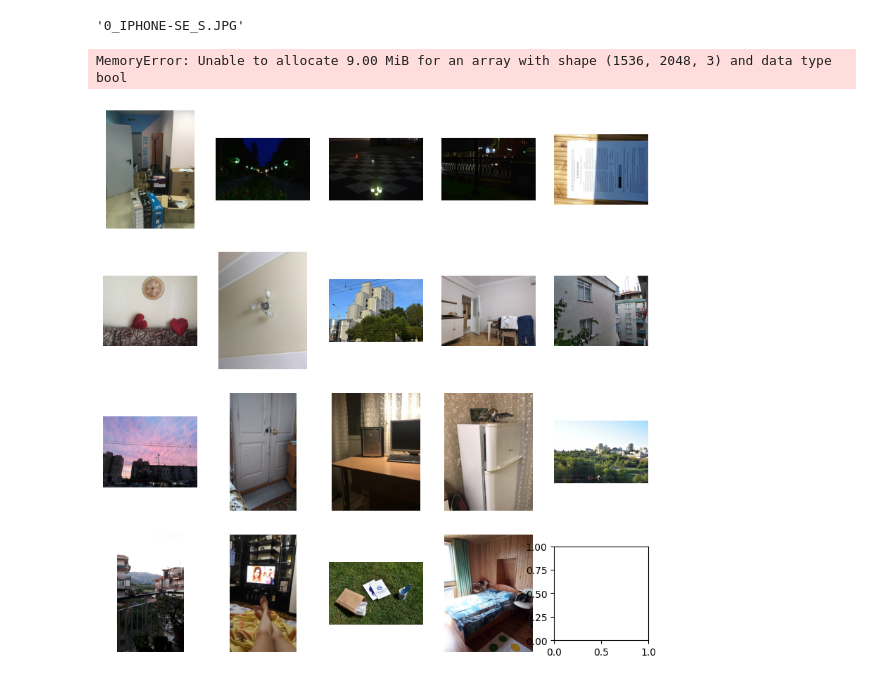
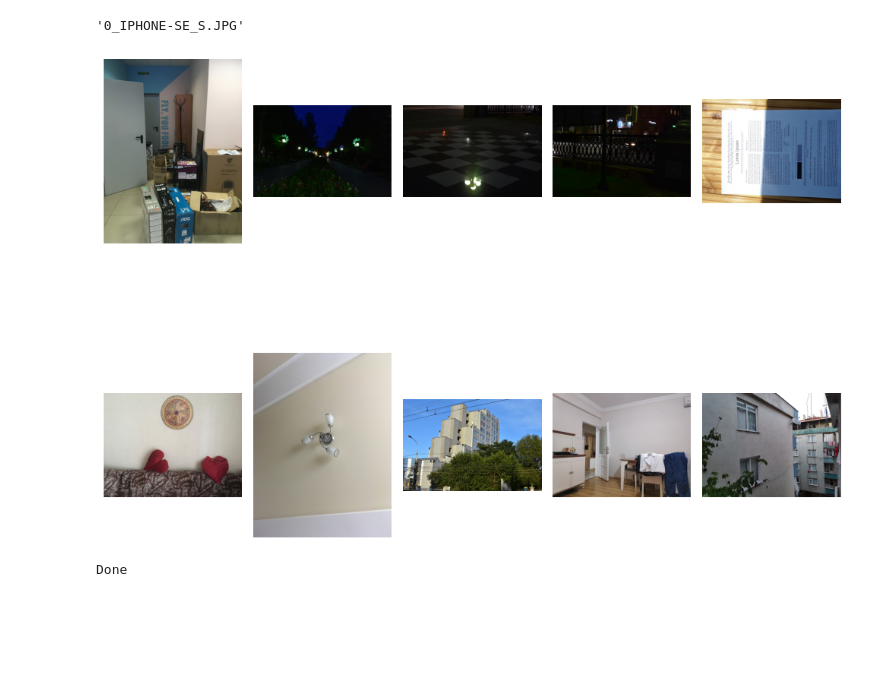
Before and after one commit to Rijan-Joshi/Deblur_Image, a Jupyter notebook: test.ipynb, the cells around one changed output. Drawn from its saved outputs; the diff is of its cells as text; code cells hidden in the pictures; blank space fills up the shorter version.

Commit message:
feat: adding blur and visualizing it

```diff
--- a/test.ipynb
+++ b/test.ipynb
@@ -42,14 +40,22 @@ images[0]
 # %%
 from PIL import Image
 
 plt.figure(figsize=(10, 10))
-for i in range(20):
+for i in range(10):
     plt.subplot(2, 5, i+1)
     img = Image.open(src_dir + '/' + images[i])
     plt.imshow(img)
     plt.axis('off')
 plt.tight_layout()
 plt.show()
 # %% [output]
-MemoryError: Unable to allocate 9.00 MiB for an array with shape (1536, 2048, 3) and data type bool
-[figure, old version]
+[figure, new version]
+# %%
+for i, img in tqdm(enumerate(images), total = len(images)):
+    img = cv2.imread(src_dir + '/' + images[i], cv2.IMREAD_COLOR)
+    blur = cv2.GaussianBlur(img, (31, 31), 0)
+    cv2.imwrite(dst_dir + "/" + images[i], blur)
+
+print("Done")
+# %% [output]
+Done
```
Also changed, not shown: parts of 4 cells of this notebook.
